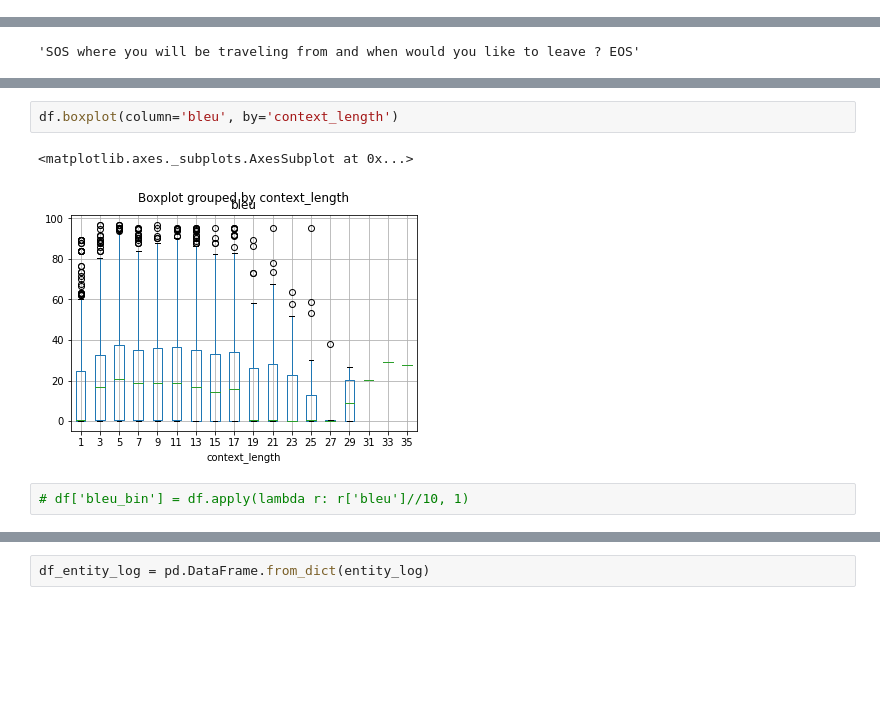
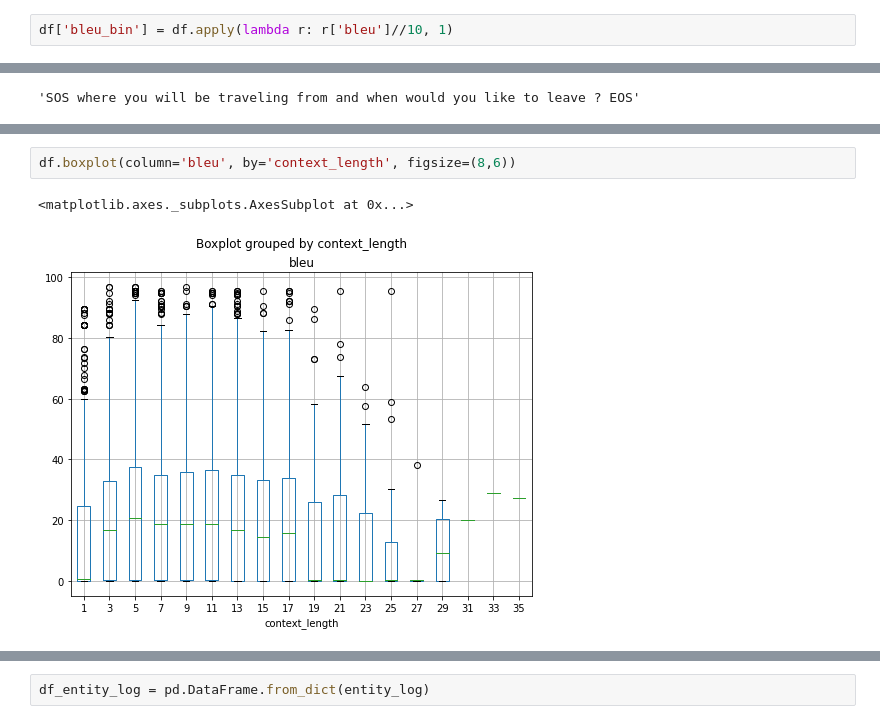
Before and after one commit to bsantraigi/Hierarchical-Transformer-Dialog, a Jupyter notebook: error_reader.ipynb, the cells around one changed output, grey strips where cells are left out. Drawn from its saved outputs; the diff is of its cells as text; blank space fills up the shorter version.

```diff
--- a/error_reader.ipynb
+++ b/error_reader.ipynb
@@ -33,5 +44,7 @@ df.describe()
 # %%
 df['context_length'] = df.apply(lambda r: len(r['context'].split('<br>')), 1)
+# %%
+df['bleu_bin'] = df.apply(lambda r: r['bleu']//10, 1)
 # %%
 df.sample(10)
 # %% [output]
@@ -57,7 +76,5 @@ df.iloc[2099]['gold']
 # %%
-df.boxplot(column='bleu', by='context_length')
+df.boxplot(column='bleu', by='context_length', figsize=(8,6))
 # %% [output]
 <matplotlib.axes._subplots.AxesSubplot at 0x...>
-[figure, old version]
+[figure, new version]
-# %%
-# df['bleu_bin'] = df.apply(lambda r: r['bleu']//10, 1)
```
Also changed, not shown: parts of 33 cells of this notebook.
